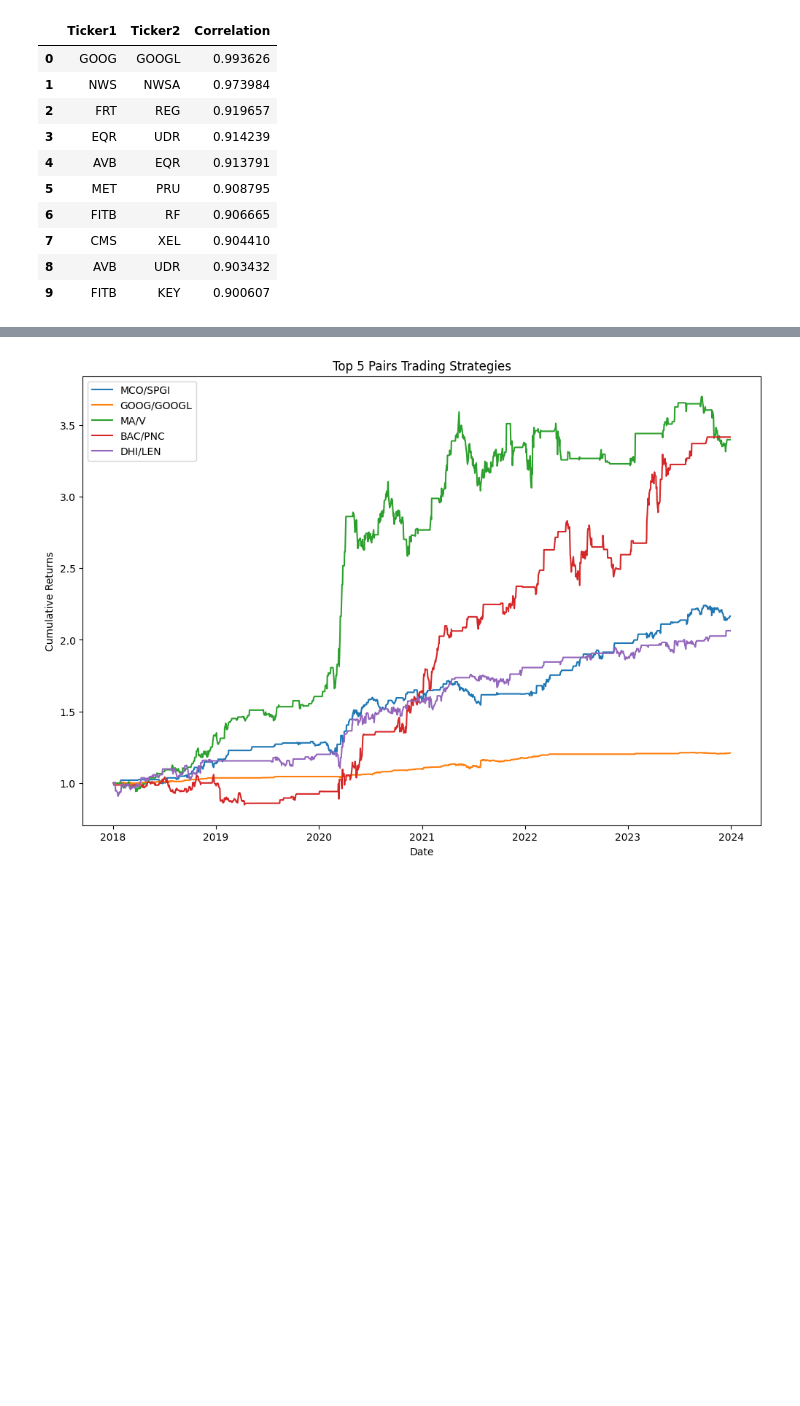
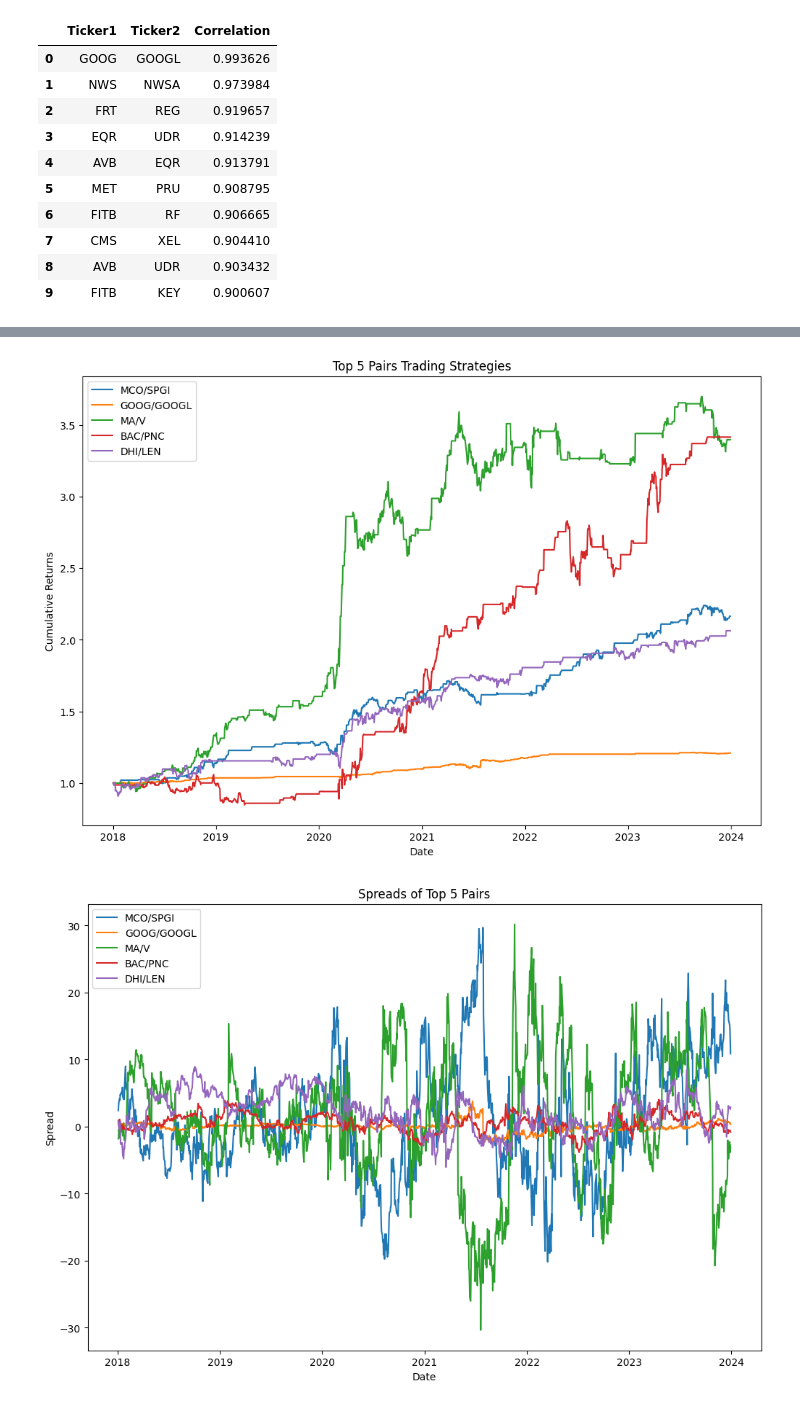
Before and after one commit to jbmitchell02/fin-eng-proj, a Jupyter notebook: pairs_strat.ipynb, the cells around one changed output, grey strips where cells are left out. Saved outputs shown, nothing was run; the diff lists cells and outputs as text; code cells hidden in the pictures; blank space fills up the shorter version.

```diff
--- a/pairs_strat.ipynb
+++ b/pairs_strat.ipynb
@@ -193,22 +198,32 @@ all_pairs_results.head(10)
 | 9 | AEP | CMS | 0.085673 | 0.141721 | 0.604518 |
 # %%
 # Top 5 strategies
-top_strats = pd.DataFrame()
+top_strats_ret = pd.DataFrame()
+top_strats_spr = pd.DataFrame()
 for i in range(5):
     tick1, tick2 = all_pairs_results['Ticker1'][i], all_pairs_results['Ticker2'][i]
     strat = pairs_backtest(prices_clean[tick1], prices_clean[tick2], 504, 1, 1)
-    top_strats[tick1+'/'+tick2] = strat['Daily Returns']
+    top_strats_ret[tick1+'/'+tick2] = strat['Daily Returns']
+    top_strats_spr[tick1+'/'+tick2] = strat['Spreads']
 
-# Plot cumulative returns
+# Plot cumulative returns and spreads
 plt.figure(figsize=(12, 8))
-plt.plot((top_strats+1).cumprod())
+plt.plot((top_strats_ret+1).cumprod())
 plt.ylabel('Cumulative Returns')
 plt.xlabel('Date')
 plt.title('Top 5 Pairs Trading Strategies')
-plt.legend(top_strats.columns)
+plt.legend(top_strats_spr.columns)
 plt.show()
+plt.figure(figsize=(12, 8))
+plt.plot(top_strats_spr)
+plt.ylabel('Spread')
+plt.xlabel('Date')
+plt.title('Spreads of Top 5 Pairs')
+plt.legend(top_strats_spr.columns)
+plt.show()
 # %% [output]
 [figure]
+[figure, added]
 # %%
 # Portfolio optimization of top 5 strategies
 def portfolio_var(weights, cov_matrix):
```
Also changed, not shown: parts of 7 cells of this notebook.
